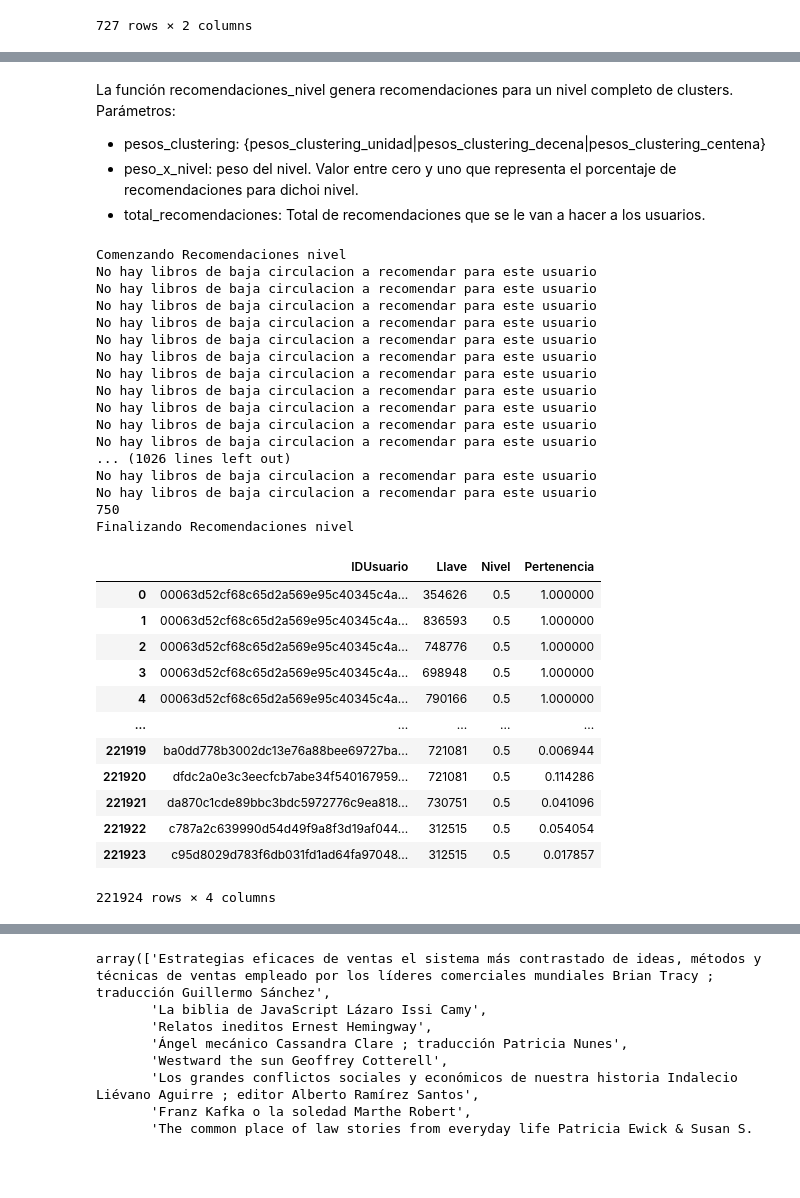
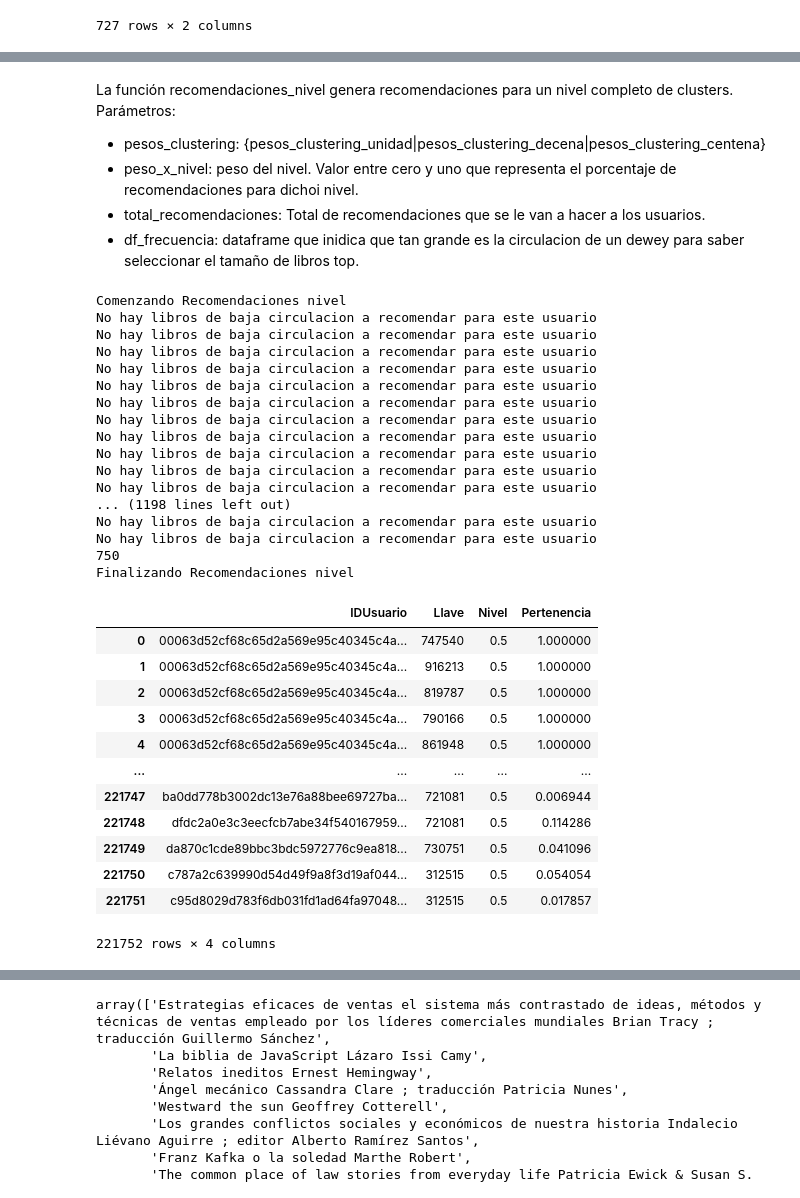
Before and after one commit to Johan-Ortegon-1/uaque, a Jupyter notebook: V2_Clustering_+_Recomendations/ClusteringYRecomendacionesDifusas.ipynb, the cells around one changed output, grey strips where cells are left out. Drawn from its saved outputs; the diff is of its cells as text; code cells hidden in the pictures; blank space fills up the shorter version.

```diff
--- a/V2_Clustering_+_Recomendations/ClusteringYRecomendacionesDifusas.ipynb
+++ b/V2_Clustering_+_Recomendations/ClusteringYRecomendacionesDifusas.ipynb
@@ -44,3 +52,4 @@ $Peso = \frac{1}{2^{(2021-20xx)}}$
 # %%
 #Creamos la columna pesos para el dataframe a partir del año en que se realizó el prestamo
-join["Peso"] = join.apply(lambda row: 1/2**(2021-row.Year), axis=1 )
+join["Peso"] = join.apply(lambda row: 1/2**(anio_actual-row.Year), axis=1 )
+join[["Year","Peso"]]
@@ -518,0 +469,4 @@ material_rankeado
+# %%
+frecuencia_unidad = calculo_lista_top_libros(join,"DeweyUnidad", 10, 50,100)
+frecuencia_decena = calculo_lista_top_libros(join,"DeweyDecena", 50, 100, 150)
+frecuencia_centena = calculo_lista_top_libros(join,"DeweyCentena", 100, 150, 200)
@@ -527,6 +530,6 @@ Parámetros:
 # %%
 import math
-def generar_recomendacion(pesos_clustering, cluster, peso_x_nivel, total_recomendaciones, material_rankeado, columna):
+def generar_recomendacion(pesos_clustering, cluster, peso_x_nivel, total_recomendaciones, material_rankeado, columna, df_frecuencia):
     recomendaciones = pd.DataFrame(columns = ['IDUsuario', 'Llave', 'Nivel', 'Pertenencia'])
     #buscamos los prestamos asociados unicamente a un cluster
     prestamos_cluster = pesos_clustering.loc[pesos_clustering.Cluster == cluster]
@@ -538,8 +541,10 @@ def generar_recomendacion(pesos_clustering, cluster, peso_x_nivel, total_recomen
         num_prestamos = math.ceil(row["Pertenencia"] * peso_x_nivel * total_recomendaciones)
         #obtenemos los prestamos del usuario de la tabla de join
         #buscamos que estos prestamos no se repitan
-        prestamos_usuario = join.loc[(join["IDUsuario"] == row.IDUsuario) & (join[columna] == row.Cluster) ]["Llave"].unique()
-        recomendaciones_usuario = material_rankeado[~material_rankeado.Llave.isin(prestamos_usuario)].head(50)
+        prestamos_usuario = join.loc[(join["IDUsuario"] == row.IDUsuario)
+                                     & (join[columna] == row.Cluster) ]["Llave"].unique()
+        tamanio_lista = df_frecuencia.loc[df_frecuencia[columna] == cluster]["Circulacion"].values[0]
+        recomendaciones_usuario = material_rankeado[~material_rankeado.Llave.isin(prestamos_usuario)].head(tamanio_lista)
         try:
             llavesRecomendaciones = recomendaciones_usuario["Llave"].sample(n = num_prestamos)
         except:
@@ -548,7 +553,10 @@ def generar_recomendacion(pesos_clustering, cluster, peso_x_nivel, total_recomen
         usuarios = np.repeat([row.IDUsuario], tamanio)
         nivel = np.repeat([peso_x_nivel], tamanio)
         pertenencia = np.repeat([row.Pertenencia], tamanio)
-        aux_df = pd.DataFrame({'IDUsuario': usuarios, 'Llave': llavesRecomendaciones.values, 'Nivel': nivel, 'Pertenencia': pertenencia})
+        aux_df = pd.DataFrame({'IDUsuario': usuarios,
+                               'Llave': llavesRecomendaciones.values,
+                               'Nivel': nivel,
+                               'Pertenencia': pertenencia})
         recomendaciones = pd.concat([recomendaciones, aux_df], ignore_index = True)
 
         ##Recomendacion libro de baja circulacion
@@ -556,15 +564,15 @@ def generar_recomendacion(pesos_clustering, cluster, peso_x_nivel, total_recomen
         mayor_dewey = eliminar_cero(row.IDUsuario, pesos_usuarios_unidad).drop('IDUsuario', axis=1).idxmax(axis=1).values[0]
         mayor_dewey = int(mayor_dewey)
         #Quitamos los libros que ya ha prestado el usuario
-        if mayor_dewey == cluster:
+        if mayor_dewey == cluster and columna == "DeweyUnidad":
             material_rankeado2 = material_rankeado[~material_rankeado.Llave.isin(prestamos_usuario)]
             #Excluimos el top 50 libros de dicho dewey
-            libros_baja_circulacion = material_rankeado2.iloc[50:]
+            libros_baja_circulacion = material_rankeado2.iloc[tamanio_lista:]
             try:
                 llaveRecomendacion = libros_baja_circulacion["Llave"].sample(n =1).values[0]
                 aux_df = pd.DataFrame({'IDUsuario': row.IDUsuario, 'Llave': llaveRecomendacion, 'Nivel': "BC", 'Pertenencia': row.Pertenencia}, index=[0])
                 recomendaciones = pd.concat([recomendaciones, aux_df], ignore_index = True)
             except:
-                print("No hay libros de baja circulacion a recomendar para este usuario")
+                #print("No hay libros de baja circulacion a recomendar para este usuario")
     return recomendaciones
 # %%
@@ -591,8 +599,9 @@ Parámetros:
 * pesos_clustering: {pesos_clustering_unidad|pesos_clustering_decena|pesos_clustering_centena}
 * peso_x_nivel: peso del nivel. Valor entre cero y uno que representa el porcentaje de recomendaciones para dichoi nivel.
 * total_recomendaciones: Total de recomendaciones que se le van a hacer a los usuarios.
+* df_frecuencia: dataframe que inidica que tan grande es la circulacion de un dewey para saber seleccionar el tamaño de libros top.
 # %%
-def recomendaciones_nivel(pesos_clustering, peso_x_nivel, total_recomendaciones, columna):#"DeweyUnidad"
+def recomendaciones_nivel(pesos_clustering, peso_x_nivel, total_recomendaciones, columna, df_frecuencia):#"DeweyUnidad"
     print("Comenzando Recomendaciones nivel ")
     recomendaciones = pd.DataFrame(columns = ['IDUsuario', 'Llave', 'Nivel'])
     i=0
@@ -600,7 +609,12 @@ def recomendaciones_nivel(pesos_clustering, peso_x_nivel, total_recomendaciones,
         #print("CLUSTER: ", cluster)
         material_rankeado = rank_material(pesos_clustering, cluster, "DeweyUnidad")
         #print(material_rankeado)
-        lista_recomendaciones = generar_recomendacion(pesos_clustering, cluster, peso_x_nivel, total_recomendaciones, material_rankeado,columna)
+        lista_recomendaciones = generar_recomendacion(pesos_clustering,
+                                                      cluster, peso_x_nivel,
+                                                      total_recomendaciones,
+                                                      material_rankeado,
+                                                      columna,
+                                                    df_frecuencia)
         #print(lista_recomendaciones.shape[0])
         recomendaciones = pd.concat([recomendaciones, lista_recomendaciones], ignore_index = True)
         #display(recomendaciones)
@@ -610,37 +624,37 @@ def recomendaciones_nivel(pesos_clustering, peso_x_nivel, total_recomendaciones,
     print("Finalizando Recomendaciones nivel")
     return recomendaciones
 # %%
-recomendaciones_final_unidad = recomendaciones_nivel(pesos_clustering_unidad, 0.5, 10, "DeweyUnidad")
+recomendaciones_final_unidad = recomendaciones_nivel(pesos_clustering_unidad, 0.5, 10, "DeweyUnidad",frecuencia_unidad)
 display(recomendaciones_final_unidad)
 # %% [output]
 Comenzando Recomendaciones nivel
 No hay libros de baja circulacion a recomendar para este usuario
 No hay libros de baja circulacion a recomendar para este usuario
 No hay libros de baja circulacion a recomendar para este usuario
 No hay libros de baja circulacion a recomendar para este usuario
 No hay libros de baja circulacion a recomendar para este usuario
 No hay libros de baja circulacion a recomendar para este usuario
 No hay libros de baja circulacion a recomendar para este usuario
 No hay libros de baja circulacion a recomendar para este usuario
 No hay libros de baja circulacion a recomendar para este usuario
 No hay libros de baja circulacion a recomendar para este usuario
 No hay libros de baja circulacion a recomendar para este usuario
-... (1026 lines left out)
+... (1198 lines left out)
 No hay libros de baja circulacion a recomendar para este usuario
 No hay libros de baja circulacion a recomendar para este usuario
 750
 Finalizando Recomendaciones nivel
 |  | IDUsuario | Llave | Nivel | Pertenencia |
-| 0 | 00063d52cf68c65d2a569e95c40345c4a... | 354626 | 0.5 | 1.000000 |
-| 1 | 00063d52cf68c65d2a569e95c40345c4a... | 836593 | 0.5 | 1.000000 |
-| 2 | 00063d52cf68c65d2a569e95c40345c4a... | 748776 | 0.5 | 1.000000 |
-| 3 | 00063d52cf68c65d2a569e95c40345c4a... | 698948 | 0.5 | 1.000000 |
-| 4 | 00063d52cf68c65d2a569e95c40345c4a... | 790166 | 0.5 | 1.000000 |
+| 0 | 00063d52cf68c65d2a569e95c40345c4a... | 747540 | 0.5 | 1.000000 |
+| 1 | 00063d52cf68c65d2a569e95c40345c4a... | 916213 | 0.5 | 1.000000 |
+| 2 | 00063d52cf68c65d2a569e95c40345c4a... | 819787 | 0.5 | 1.000000 |
+| 3 | 00063d52cf68c65d2a569e95c40345c4a... | 790166 | 0.5 | 1.000000 |
+| 4 | 00063d52cf68c65d2a569e95c40345c4a... | 861948 | 0.5 | 1.000000 |
 | ... | ... | ... | ... | ... |
-| 221919 | ba0dd778b3002dc13e76a88bee69727ba... | 721081 | 0.5 | 0.006944 |
-| 221920 | dfdc2a0e3c3eecfcb7abe34f540167959... | 721081 | 0.5 | 0.114286 |
-| 221921 | da870c1cde89bbc3bdc5972776c9ea818... | 730751 | 0.5 | 0.041096 |
-| 221922 | c787a2c639990d54d49f9a8f3d19af044... | 312515 | 0.5 | 0.054054 |
-| 221923 | c95d8029d783f6db031fd1ad64fa97048... | 312515 | 0.5 | 0.017857 |
+| 221747 | ba0dd778b3002dc13e76a88bee69727ba... | 721081 | 0.5 | 0.006944 |
+| 221748 | dfdc2a0e3c3eecfcb7abe34f540167959... | 721081 | 0.5 | 0.114286 |
+| 221749 | da870c1cde89bbc3bdc5972776c9ea818... | 730751 | 0.5 | 0.041096 |
+| 221750 | c787a2c639990d54d49f9a8f3d19af044... | 312515 | 0.5 | 0.054054 |
+| 221751 | c95d8029d783f6db031fd1ad64fa97048... | 312515 | 0.5 | 0.017857 |
-221924 rows × 4 columns
+221752 rows × 4 columns
 # %%
```
Also changed, not shown: parts of 45 cells of this notebook.
